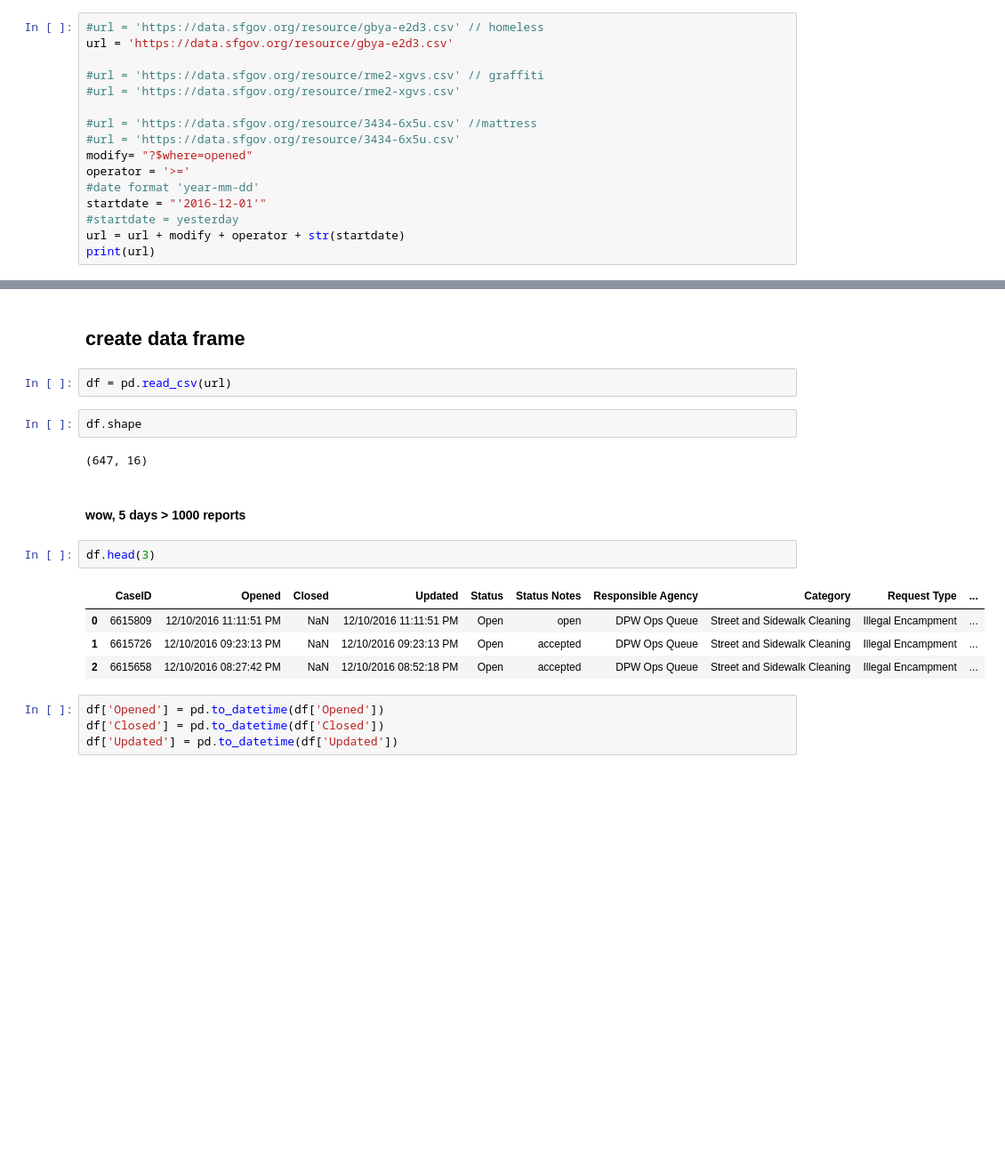
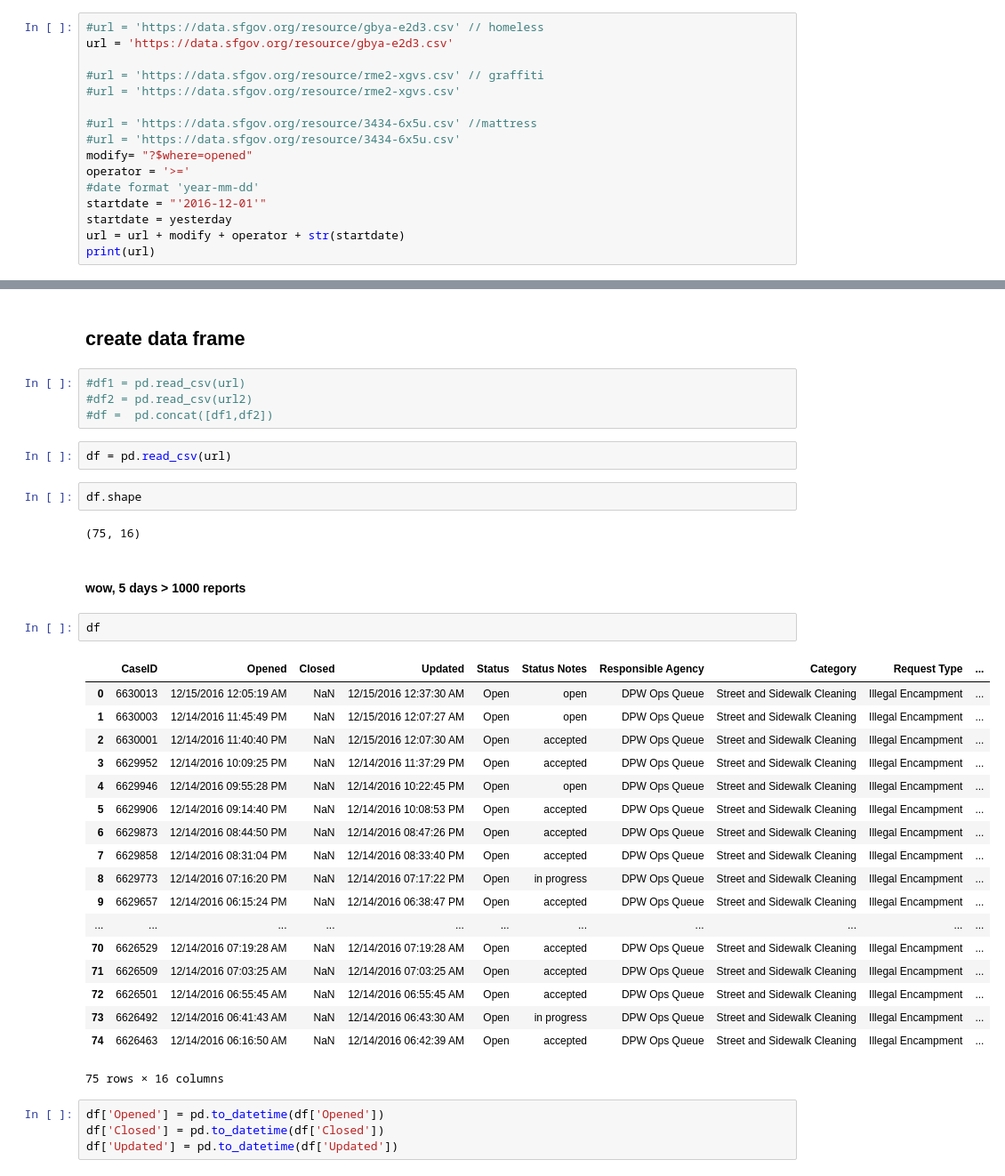
Before and after one commit to gregorydillon/JupyterPractice, a Jupyter notebook: homeless_311/sfOneDay.ipynb, the cells around one changed output, grey strips where cells are left out. Shown: that part at 89% size. Cells and saved outputs as stored; diff of their text form; blank space fills up the shorter version.

```diff
--- a/homeless_311/sfOneDay.ipynb
+++ b/homeless_311/sfOneDay.ipynb
@@ -42,7 +48,7 @@ modify= "?$where=opened"
 operator = '>='
 #date format 'year-mm-dd'
 startdate = "'2016-12-01'"
-#startdate = yesterday
+startdate = yesterday
 url = url + modify + operator + str(startdate)
 print(url)
 # %% [output]
@@ -64,20 +60,38 @@ from IPython.core.display import Image, display
 # %% [markdown]
 ## create data frame
+# %%
+#df1 = pd.read_csv(url)
+#df2 = pd.read_csv(url2)
+#df =  pd.concat([df1,df2])
 # %%
 df = pd.read_csv(url)
 # %%
 df.shape
 # %% [output]
-(647, 16)
+(75, 16)
 # %% [markdown]
 #### wow, 5 days > 1000 reports
 # %%
-df.head(3)
+df
 # %% [output]
 |  | CaseID | Opened | Closed | Updated | Status | Status Notes | Responsible Agency | Category | Request Type | ... |
-| 0 | 6615809 | 12/10/2016 11:11:51 PM | NaN | 12/10/2016 11:11:51 PM | Open | open | DPW Ops Queue | Street and Sidewalk Cleaning | Illegal Encampment | ... |
-| 1 | 6615726 | 12/10/2016 09:23:13 PM | NaN | 12/10/2016 09:23:13 PM | Open | accepted | DPW Ops Queue | Street and Sidewalk Cleaning | Illegal Encampment | ... |
-| 2 | 6615658 | 12/10/2016 08:27:42 PM | NaN | 12/10/2016 08:52:18 PM | Open | accepted | DPW Ops Queue | Street and Sidewalk Cleaning | Illegal Encampment | ... |
+| 0 | 6630013 | 12/15/2016 12:05:19 AM | NaN | 12/15/2016 12:37:30 AM | Open | open | DPW Ops Queue | Street and Sidewalk Cleaning | Illegal Encampment | ... |
+| 1 | 6630003 | 12/14/2016 11:45:49 PM | NaN | 12/15/2016 12:07:27 AM | Open | open | DPW Ops Queue | Street and Sidewalk Cleaning | Illegal Encampment | ... |
+| 2 | 6630001 | 12/14/2016 11:40:40 PM | NaN | 12/15/2016 12:07:30 AM | Open | accepted | DPW Ops Queue | Street and Sidewalk Cleaning | Illegal Encampment | ... |
+| 3 | 6629952 | 12/14/2016 10:09:25 PM | NaN | 12/14/2016 11:37:29 PM | Open | accepted | DPW Ops Queue | Street and Sidewalk Cleaning | Illegal Encampment | ... |
+| 4 | 6629946 | 12/14/2016 09:55:28 PM | NaN | 12/14/2016 10:22:45 PM | Open | open | DPW Ops Queue | Street and Sidewalk Cleaning | Illegal Encampment | ... |
+| 5 | 6629906 | 12/14/2016 09:14:40 PM | NaN | 12/14/2016 10:08:53 PM | Open | accepted | DPW Ops Queue | Street and Sidewalk Cleaning | Illegal Encampment | ... |
+| 6 | 6629873 | 12/14/2016 08:44:50 PM | NaN | 12/14/2016 08:47:26 PM | Open | accepted | DPW Ops Queue | Street and Sidewalk Cleaning | Illegal Encampment | ... |
+| 7 | 6629858 | 12/14/2016 08:31:04 PM | NaN | 12/14/2016 08:33:40 PM | Open | accepted | DPW Ops Queue | Street and Sidewalk Cleaning | Illegal Encampment | ... |
+| 8 | 6629773 | 12/14/2016 07:16:20 PM | NaN | 12/14/2016 07:17:22 PM | Open | in progress | DPW Ops Queue | Street and Sidewalk Cleaning | Illegal Encampment | ... |
+| 9 | 6629657 | 12/14/2016 06:15:24 PM | NaN | 12/14/2016 06:38:47 PM | Open | accepted | DPW Ops Queue | Street and Sidewalk Cleaning | Illegal Encampment | ... |
+| ... | ... | ... | ... | ... | ... | ... | ... | ... | ... | ... |
+| 70 | 6626529 | 12/14/2016 07:19:28 AM | NaN | 12/14/2016 07:19:28 AM | Open | accepted | DPW Ops Queue | Street and Sidewalk Cleaning | Illegal Encampment | ... |
+| 71 | 6626509 | 12/14/2016 07:03:25 AM | NaN | 12/14/2016 07:03:25 AM | Open | accepted | DPW Ops Queue | Street and Sidewalk Cleaning | Illegal Encampment | ... |
+| 72 | 6626501 | 12/14/2016 06:55:45 AM | NaN | 12/14/2016 06:55:45 AM | Open | accepted | DPW Ops Queue | Street and Sidewalk Cleaning | Illegal Encampment | ... |
+| 73 | 6626492 | 12/14/2016 06:41:43 AM | NaN | 12/14/2016 06:43:30 AM | Open | in progress | DPW Ops Queue | Street and Sidewalk Cleaning | Illegal Encampment | ... |
+| 74 | 6626463 | 12/14/2016 06:16:50 AM | NaN | 12/14/2016 06:42:39 AM | Open | accepted | DPW Ops Queue | Street and Sidewalk Cleaning | Illegal Encampment | ... |
+75 rows × 16 columns
 # %%
 df['Opened'] = pd.to_datetime(df['Opened'])
 df['Closed'] = pd.to_datetime(df['Closed'])
```
Also changed, not shown: parts of 21 cells of this notebook, 40 other files.
